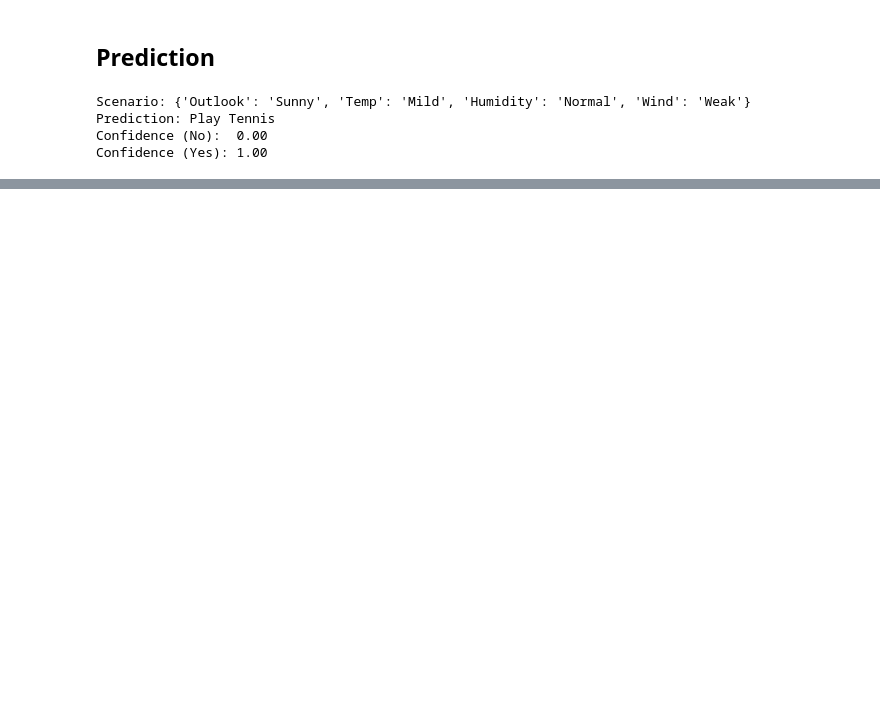
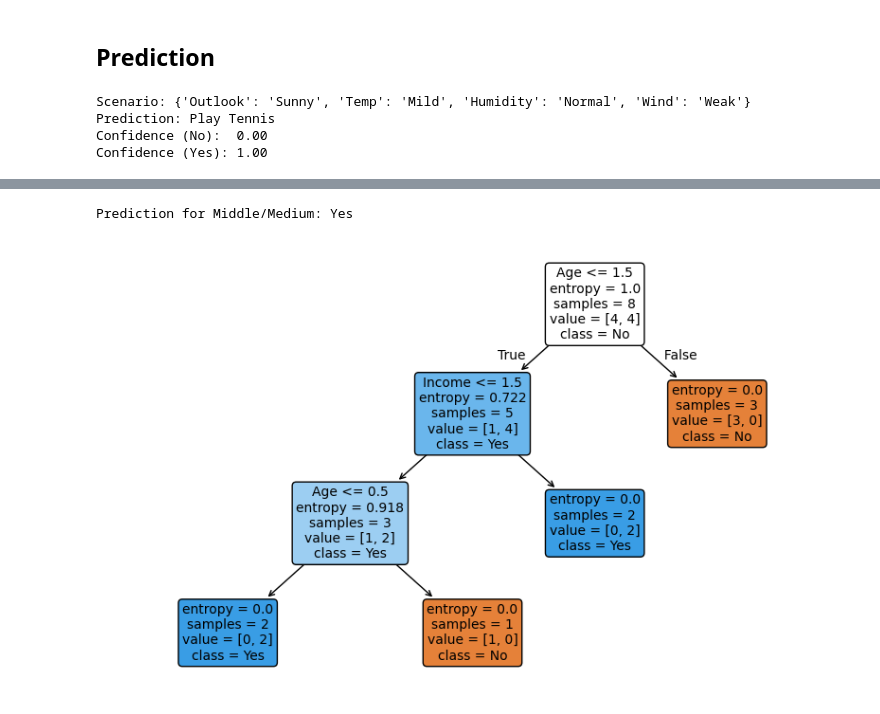
Before and after one commit to tekraj/kdd-and-data-science, a Jupyter notebook: labs/week3/bayes-decisiontree-classifier.ipynb, the cells around one changed output, grey strips where cells are left out. Drawn from its saved outputs; the diff is of its cells as text; code cells hidden in the pictures; blank space fills up the shorter version.

```diff
--- a/labs/week3/bayes-decisiontree-classifier.ipynb
+++ b/labs/week3/bayes-decisiontree-classifier.ipynb
@@ -350,0 +420,47 @@ Confidence (Yes): 1.00
+# %%
+import pandas as pd
+from sklearn.tree import DecisionTreeClassifier, plot_tree
+from sklearn.preprocessing import LabelEncoder
+import matplotlib.pyplot as plt
+
+data_watch = {
+    'Age': ['Young', 'Young', 'Middle', 'Senior', 'Senior', 'Senior', 'Middle', 'Young'],
+    'Income': ['High', 'Low', 'High', 'Medium', 'Low', 'Medium', 'Low', 'Medium'],
+    'Buy': ['No', 'No', 'Yes', 'Yes', 'No', 'Yes', 'Yes', 'No']
+}
+
+df_watch = pd.DataFrame(data_watch)
+
+encoders = {}
+features = pd.DataFrame()
+
+for col in ['Age', 'Income']:
+    le = LabelEncoder()
+    features[col] = le.fit_transform(df_watch[col])
+    encoders[col] = le
+
+le_target = LabelEncoder()
+labels = le_target.fit_transform(df_watch['Buy'])
+
+cart_classifier = DecisionTreeClassifier(criterion='entropy')
+cart_classifier.fit(features, labels)
+
+new_age = encoders['Age'].transform(['Middle'])[0]
+new_income = encoders['Income'].transform(['Medium'])[0]
+new_data_df = pd.DataFrame([[new_age, new_income]], columns=['Age', 'Income'])
+
+prediction = cart_classifier.predict(new_data_df)
+result = le_target.inverse_transform(prediction)
+print(f"Prediction for Middle/Medium: {result[0]}")
+
+plt.figure(figsize=(10, 6))
+plot_tree(cart_classifier,
+          feature_names=['Age', 'Income'],
+          class_names=le_target.classes_,
+          filled=True,
+          rounded=True,
+          fontsize=10)
+plt.show()
+# %% [output]
+Prediction for Middle/Medium: Yes
+[figure, added]
```
Also changed, not shown: parts of 8 cells of this notebook, 2 other files.
